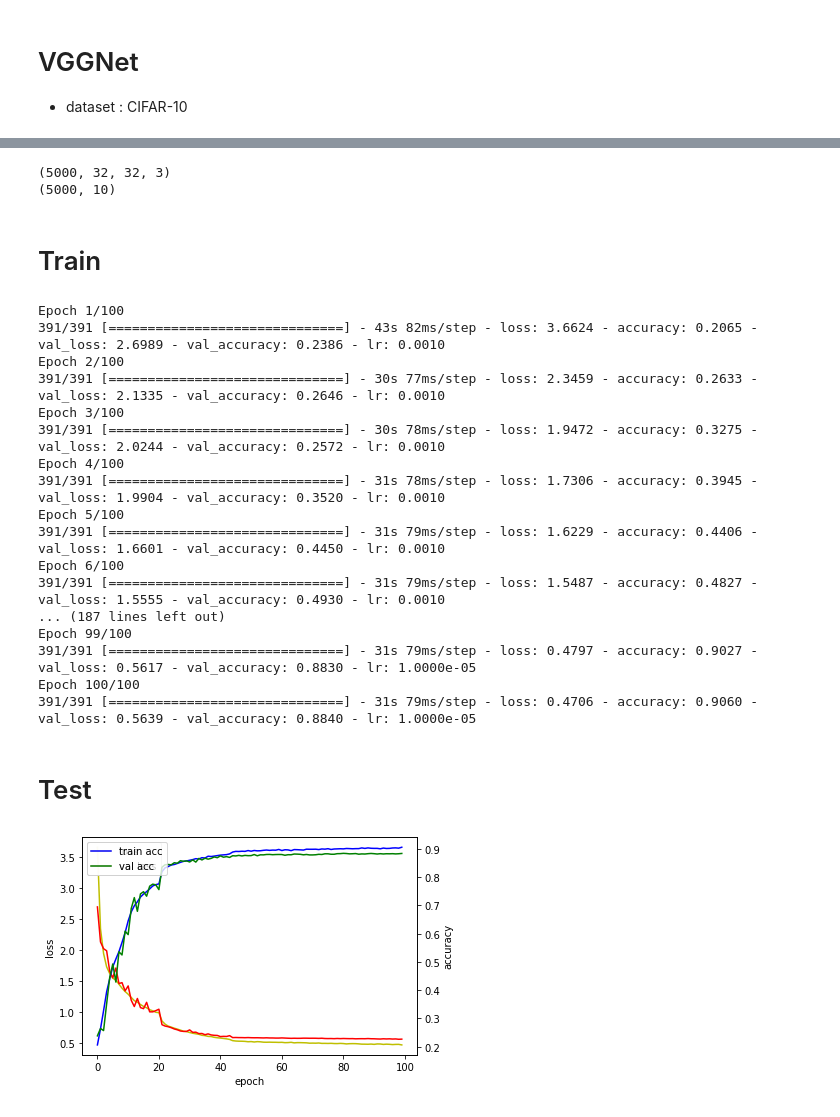
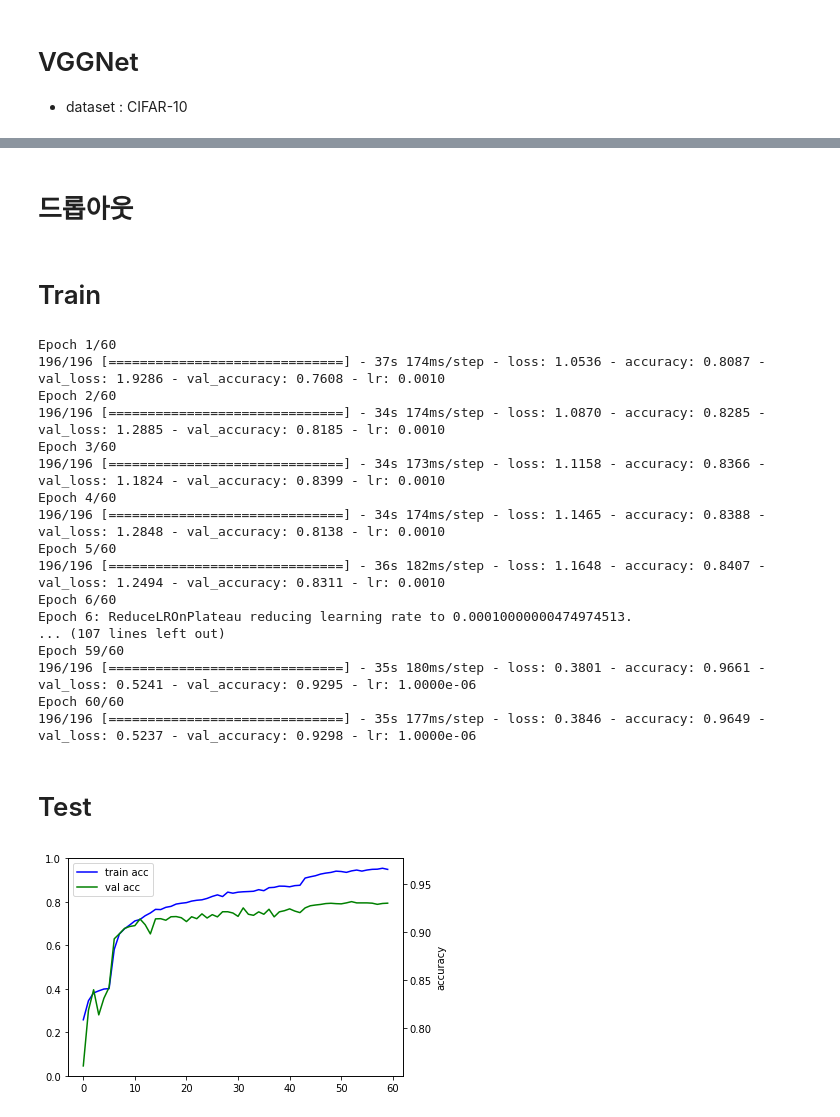
Before and after one commit to 99kenny/Deep-Learning, a Jupyter notebook: VGGNet_cifar10.ipynb, the cells around one changed output, grey strips where cells are left out. Saved outputs shown, nothing was run; the diff lists cells and outputs as text; code cells hidden in the pictures.

Commit message:
Colaboratory를 통해 생성됨

```diff
--- a/VGGNet_cifar10.ipynb
+++ b/VGGNet_cifar10.ipynb
@@ -50,19 +34,22 @@ Downloading data from https://www.cs.toronto.edu/~kriz/cifar-10-python.tar.gz
 # %%
 train_images = train_images - np.mean(train_images, axis=(0, 1, 2))
 test_images = test_images - np.mean(test_images, axis=(0, 1, 2))
+
+
+mean = np.mean(train_images,axis=(0,1,2,3))
+std = np.std(train_images, axis=(0, 1, 2, 3))
+train_images = (train_images - mean)/(std+1e-7)
+test_images = (test_images - mean)/(std+1e-7)
 
 train_labels = to_categorical(train_labels, num_classes=10)
 test_labels = to_categorical(test_labels, num_classes=10)
 
 # split data -> validation, test
-valid_images, valid_labels = test_images[0:5000,:], test_labels[0:5000,:]
-test_images, test_labels = test_images[5000:,:], test_labels[5000:,:]
+# valid_images, valid_labels = test_images[0:5000,:], test_labels[0:5000,:]
+# test_images, test_labels = test_images[5000:,:], test_labels[5000:,:]
 
-print(valid_images.shape)
-print(valid_labels.shape)
+# print(valid_images.shape)
+# print(valid_labels.shape)
-# %% [output]
-(5000, 32, 32, 3)
-(5000, 10)
 # %%
 datagen = ImageDataGenerator(
             featurewise_center=False,  # set input mean to 0 over the dataset
@@ -70,9 +57,9 @@ datagen = ImageDataGenerator(
             featurewise_std_normalization=False,  # divide inputs by std of the dataset
             samplewise_std_normalization=False,  # divide each input by its std
             zca_whitening=False,  # apply ZCA whitening
-            rotation_range=0,  # randomly rotate images in the range (degrees, 0 to 180)
-            width_shift_range=0,  # randomly shift images horizontally (fraction of total width)
-            height_shift_range=0,  # randomly shift images vertically (fraction of total height)
+            rotation_range=15,  # randomly rotate images in the range (degrees, 0 to 180)
+            width_shift_range=0.1,  # randomly shift images horizontally (fraction of total width)
+            height_shift_range=0.1,  # randomly shift images vertically (fraction of total height)
             horizontal_flip=True,  # randomly flip images
             vertical_flip=False,
             )  # randomly flip images
@@ -138,8 +166,11 @@ models = [model]
+# %% [markdown]
+# 드롭아웃
 # %% [markdown]
 # Train
 # %%
 hist = []
 for model in models:
+  model.load_weights('/content/drive/MyDrive/Colab Notebooks/DeepLearningImplementation/Deep-Learning/cifar10vgg.h5')
   model.compile(optimizer='Adam',
                 loss='categorical_crossentropy', metrics=['accuracy'])
 
@@ -149,47 +180,41 @@ for model in models:
                                               patience=3,
                                               verbose=1,
                                               factor=0.1,
-                                              min_lr=0.00001)
+                                              min_lr=0.000000001)
 
-  hist.append(model.fit(datagen.flow(train_images, train_labels, batch_size=128), epochs=100,
-            validation_data=(valid_images, valid_labels),callbacks = [learning_rate_reduction]))
+  hist.append(model.fit(datagen.flow(train_images, train_labels, batch_size=256), epochs=60,
+            validation_data=(test_images, test_labels),callbacks = [learning_rate_reduction]))
 # %% [output]
-Epoch 1/100
-391/391 [==============================] - 43s 82ms/step - loss: 3.6624 - accuracy: 0.2065 - val_loss: 2.6989 - val_accuracy: 0.2386 - lr: 0.0010
-Epoch 2/100
-391/391 [==============================] - 30s 77ms/step - loss: 2.3459 - accuracy: 0.2633 - val_loss: 2.1335 - val_accuracy: 0.2646 - lr: 0.0010
-Epoch 3/100
-391/391 [==============================] - 30s 78ms/step - loss: 1.9472 - accuracy: 0.3275 - val_loss: 2.0244 - val_accuracy: 0.2572 - lr: 0.0010
-Epoch 4/100
-391/391 [==============================] - 31s 78ms/step - loss: 1.7306 - accuracy: 0.3945 - val_loss: 1.9904 - val_accuracy: 0.3520 - lr: 0.0010
-Epoch 5/100
-391/391 [==============================] - 31s 79ms/step - loss: 1.6229 - accuracy: 0.4406 - val_loss: 1.6601 - val_accuracy: 0.4450 - lr: 0.0010
-Epoch 6/100
-391/391 [==============================] - 31s 79ms/step - loss: 1.5487 - accuracy: 0.4827 - val_loss: 1.5555 - val_accuracy: 0.4930 - lr: 0.0010
-... (187 lines left out)
-Epoch 99/100
-391/391 [==============================] - 31s 79ms/step - loss: 0.4797 - accuracy: 0.9027 - val_loss: 0.5617 - val_accuracy: 0.8830 - lr: 1.0000e-05
-Epoch 100/100
-391/391 [==============================] - 31s 79ms/step - loss: 0.4706 - accuracy: 0.9060 - val_loss: 0.5639 - val_accuracy: 0.8840 - lr: 1.0000e-05
+Epoch 1/60
+196/196 [==============================] - 37s 174ms/step - loss: 1.0536 - accuracy: 0.8087 - val_loss: 1.9286 - val_accuracy: 0.7608 - lr: 0.0010
+Epoch 2/60
+196/196 [==============================] - 34s 174ms/step - loss: 1.0870 - accuracy: 0.8285 - val_loss: 1.2885 - val_accuracy: 0.8185 - lr: 0.0010
+Epoch 3/60
+196/196 [==============================] - 34s 173ms/step - loss: 1.1158 - accuracy: 0.8366 - val_loss: 1.1824 - val_accuracy: 0.8399 - lr: 0.0010
+Epoch 4/60
+196/196 [==============================] - 34s 174ms/step - loss: 1.1465 - accuracy: 0.8388 - val_loss: 1.2848 - val_accuracy: 0.8138 - lr: 0.0010
+Epoch 5/60
+196/196 [==============================] - 36s 182ms/step - loss: 1.1648 - accuracy: 0.8407 - val_loss: 1.2494 - val_accuracy: 0.8311 - lr: 0.0010
+Epoch 6/60
+Epoch 6: ReduceLROnPlateau reducing learning rate to 0.00010000000474974513.
+... (107 lines left out)
+Epoch 59/60
+196/196 [==============================] - 35s 180ms/step - loss: 0.3801 - accuracy: 0.9661 - val_loss: 0.5241 - val_accuracy: 0.9295 - lr: 1.0000e-06
+Epoch 60/60
+196/196 [==============================] - 35s 177ms/step - loss: 0.3846 - accuracy: 0.9649 - val_loss: 0.5237 - val_accuracy: 0.9298 - lr: 1.0000e-06
 # %% [markdown]
 # Test
 # %%
 fig, loss_ax = plt.subplots()
 acc_ax = loss_ax.twinx()
-hist = hist[0]
 
-loss_ax.plot(hist.history['loss'], 'y', label='loss')
-loss_ax.plot(hist.history['val_loss'], 'r', label='val loss')
-loss_ax.set_xlabel('epoch')
-loss_ax.set_ylabel('loss')
-loss_ax.legend(loc='upper left')
 
-acc_ax.plot(hist.history['accuracy'], 'b', label='train acc')
-acc_ax.plot(hist.history['val_accuracy'], 'g', label='val acc')
+acc_ax.plot(hist[0].history['accuracy'], 'b', label='train acc')
+acc_ax.plot(hist[0].history['val_accuracy'], 'g', label='val acc')
 acc_ax.set_ylabel('accuracy')
 acc_ax.legend(loc='upper left')
 
 plt.show()
 # %% [output]
-[figure, old version]
+[figure, new version]
 # %%
```
Also changed, not shown: parts of 7 cells of this notebook.
